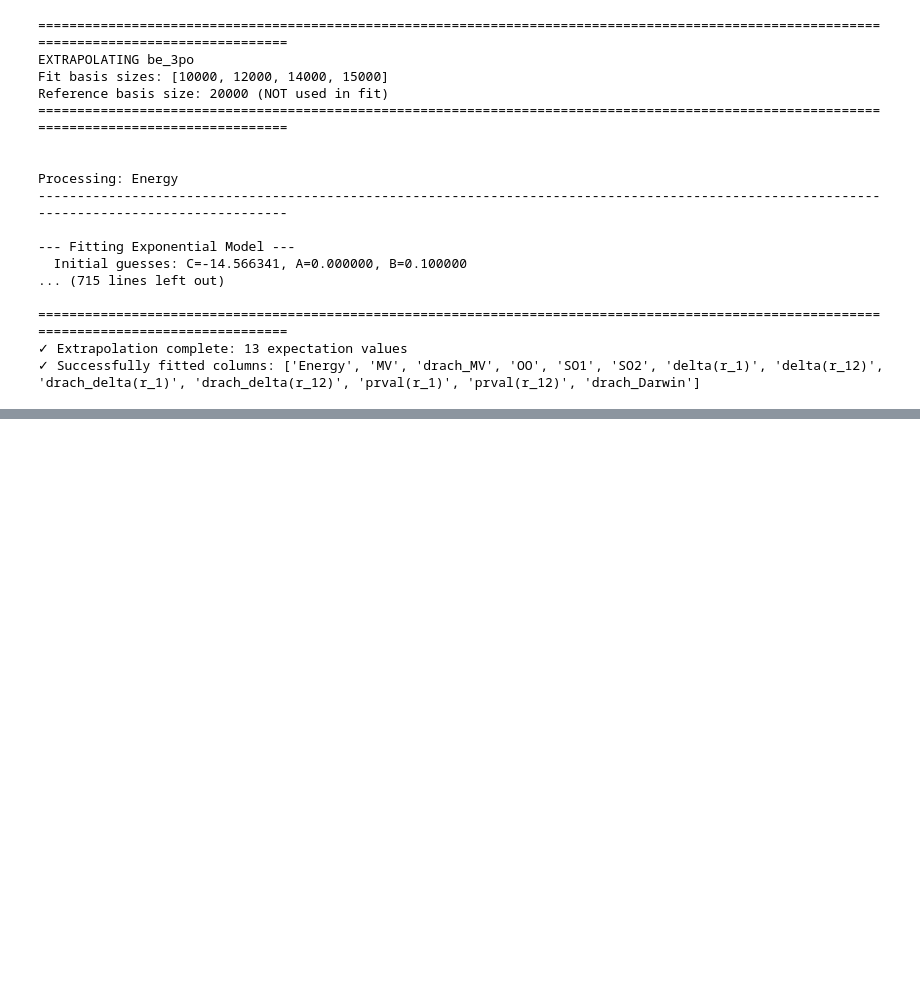
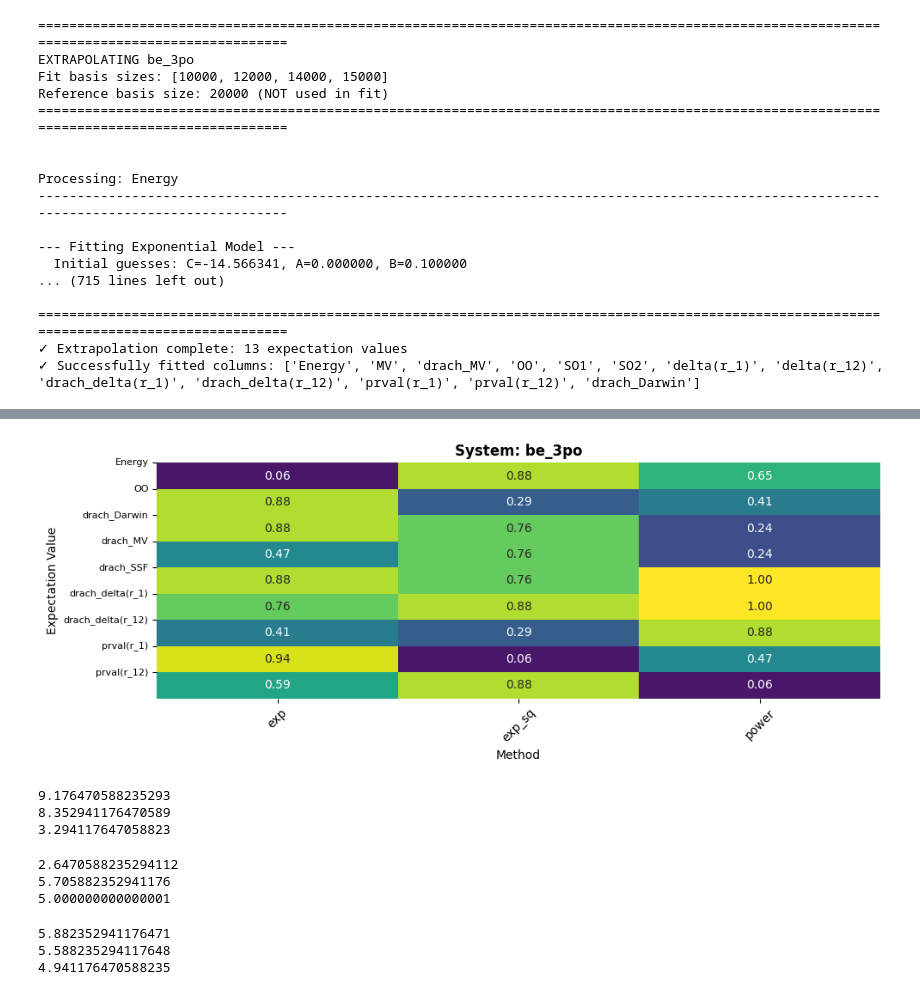
Before and after one commit to trulyaldi/extrapolation, a Jupyter notebook: src/test.ipynb, the cells around one changed output, grey strips where cells are left out. Saved outputs shown, nothing was run; the diff lists cells and outputs as text; code cells hidden in the pictures; blank space fills up the shorter version.

```diff
--- a/src/test.ipynb
+++ b/src/test.ipynb
@@ -464,0 +464,2 @@ Power Law Model:
+# %%
+be_3se_02_df = extrapolate_be_3po(be_3se_02,be_3se_02_err, ref_basis_size=20000)
@@ -464,0 +484,32 @@ Power Law Model:
+# %%
+be_3se_02_ranked = add_function_ranks(be_3se_02_df)
+# %%
+be_3se_02_ranked = be_3se_02_ranked.drop(columns = columns_to_remove)
+# %%
+heatmap(be_3se_02_ranked)
+# %% [output]
+[figure, added]
+# %%
+print(be_3po_ranked['score_exp_norm'].values.sum())
+print(be_3po_ranked['score_exp_sq_norm'].values.sum())
+print(be_3po_ranked['score_power_norm'].values.sum())
+# %% [output]
+9.176470588235293
+8.352941176470589
+3.294117647058823
+# %%
+print(be_3se_01_ranked['score_exp_norm'].values.sum())
+print(be_3se_01_ranked['score_exp_sq_norm'].values.sum())
+print(be_3se_01_ranked['score_power_norm'].values.sum())
+# %% [output]
+2.6470588235294112
+5.705882352941176
+5.000000000000001
+# %%
+print(be_3se_02_ranked['score_exp_norm'].values.sum())
+print(be_3se_02_ranked['score_exp_sq_norm'].values.sum())
+print(be_3se_02_ranked['score_power_norm'].values.sum())
+# %% [output]
+5.882352941176471
+5.588235294117648
+4.941176470588235
```
Also changed, not shown: parts of 15 cells of this notebook.
